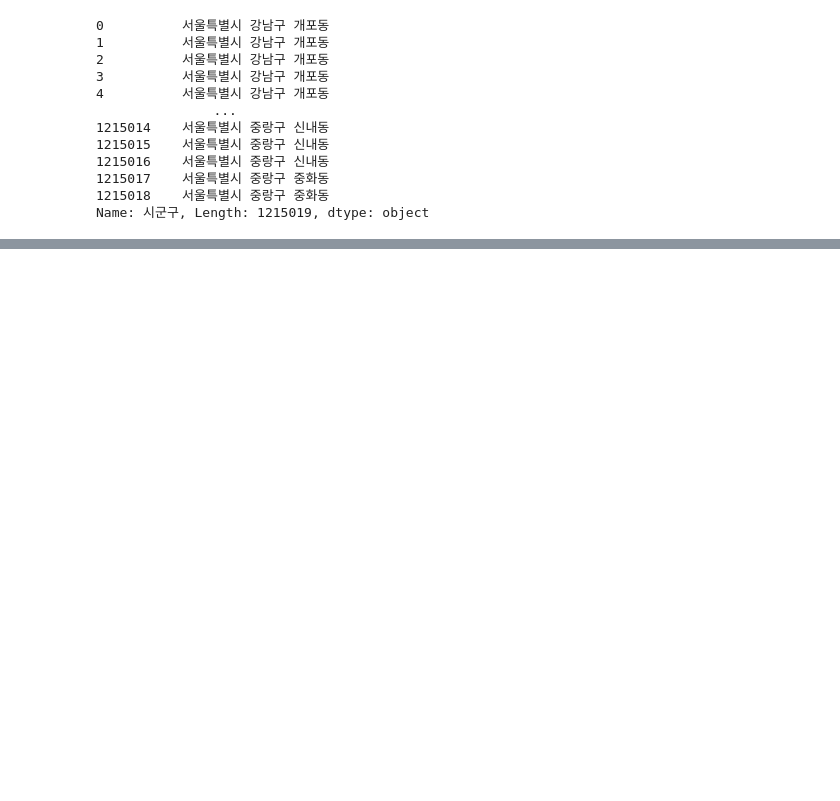
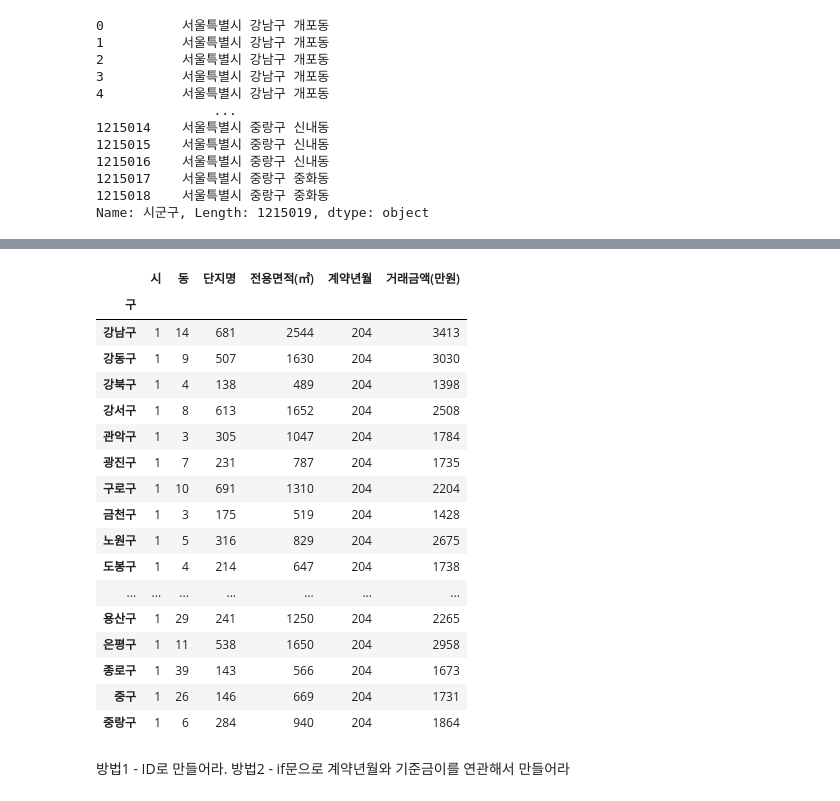
Before and after one commit to HyunahKim1111/himedia_jupyter_files, a Jupyter notebook: 나홀로연습03_부동산실거래.ipynb, the cells around one changed output, grey strips where cells are left out. Drawn from its saved outputs; the diff is of its cells as text; code cells hidden in the pictures; blank space fills up the shorter version.

```diff
--- a/나홀로연습03_부동산실거래.ipynb
+++ b/나홀로연습03_부동산실거래.ipynb
@@ -346,0 +498,23 @@ base_rate
+# %%
+data.groupby('구').nunique()
+# %% [output]
+|  | 시 | 동 | 단지명 | 전용면적(㎡) | 계약년월 | 거래금액(만원) |
+| 구 |  |  |  |  |  |  |
+| 강남구 | 1 | 14 | 681 | 2544 | 204 | 3413 |
+| 강동구 | 1 | 9 | 507 | 1630 | 204 | 3030 |
+| 강북구 | 1 | 4 | 138 | 489 | 204 | 1398 |
+| 강서구 | 1 | 8 | 613 | 1652 | 204 | 2508 |
+| 관악구 | 1 | 3 | 305 | 1047 | 204 | 1784 |
+| 광진구 | 1 | 7 | 231 | 787 | 204 | 1735 |
+| 구로구 | 1 | 10 | 691 | 1310 | 204 | 2204 |
+| 금천구 | 1 | 3 | 175 | 519 | 204 | 1428 |
+| 노원구 | 1 | 5 | 316 | 829 | 204 | 2675 |
+| 도봉구 | 1 | 4 | 214 | 647 | 204 | 1738 |
+| ... | ... | ... | ... | ... | ... | ... |
+| 용산구 | 1 | 29 | 241 | 1250 | 204 | 2265 |
+| 은평구 | 1 | 11 | 538 | 1650 | 204 | 2958 |
+| 종로구 | 1 | 39 | 143 | 566 | 204 | 1673 |
+| 중구 | 1 | 26 | 146 | 669 | 204 | 1731 |
+| 중랑구 | 1 | 6 | 284 | 940 | 204 | 1864 |
+# %% [markdown]
+방법1 - ID로 만들어라. 방법2 - if문으로 계약년월와 기준금이를 연관해서 만들어라
```
Also changed, not shown: parts of 26 cells of this notebook.
